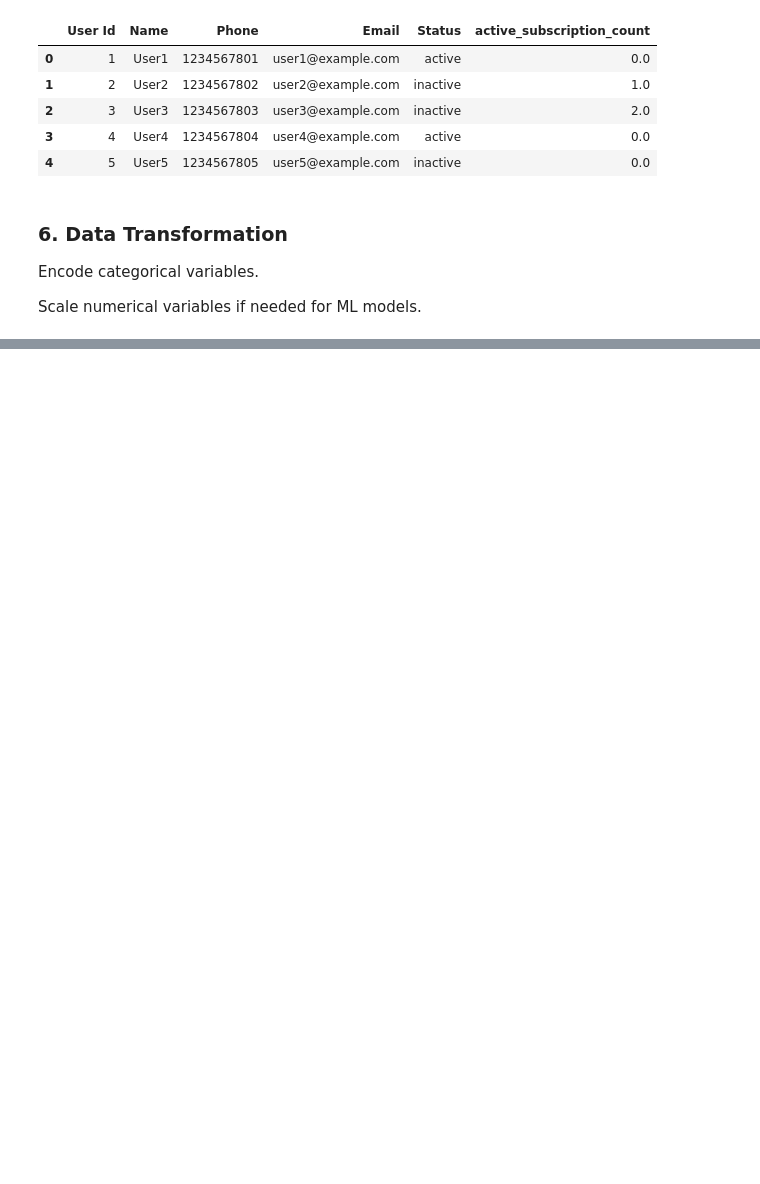
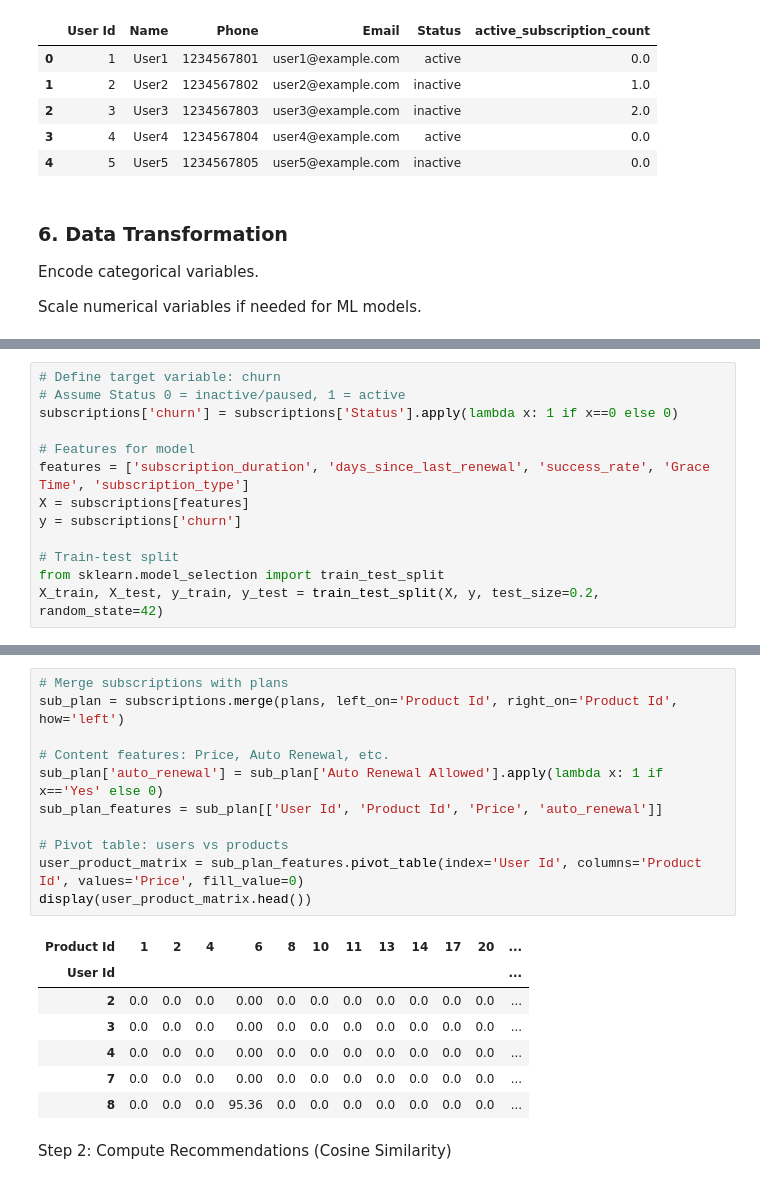
Before and after one commit to M-D-Nadeem/Lumen-Hackathon-Project, a Jupyter notebook: ml_recommendation/notebook.ipynb, the cells around one changed output, grey strips where cells are left out. Cells and saved outputs as stored; diff of their text form; blank space fills up the shorter version.

```diff
--- a/ml_recommendation/notebook.ipynb
+++ b/ml_recommendation/notebook.ipynb
@@ -214,0 +231,13 @@ display(subscriptions.head())
+# %%
+# Define target variable: churn
+# Assume Status 0 = inactive/paused, 1 = active
+subscriptions['churn'] = subscriptions['Status'].apply(lambda x: 1 if x==0 else 0)
+
+# Features for model
+features = ['subscription_duration', 'days_since_last_renewal', 'success_rate', 'Grace Time', 'subscription_type']
+X = subscriptions[features]
+y = subscriptions['churn']
+
+# Train-test split
+from sklearn.model_selection import train_test_split
+X_train, X_test, y_train, y_test = train_test_split(X, y, test_size=0.2, random_state=42)
@@ -214,0 +279,21 @@ display(subscriptions.head())
+# %%
+# Merge subscriptions with plans
+sub_plan = subscriptions.merge(plans, left_on='Product Id', right_on='Product Id', how='left')
+
+# Content features: Price, Auto Renewal, etc.
+sub_plan['auto_renewal'] = sub_plan['Auto Renewal Allowed'].apply(lambda x: 1 if x=='Yes' else 0)
+sub_plan_features = sub_plan[['User Id', 'Product Id', 'Price', 'auto_renewal']]
+
+# Pivot table: users vs products
+user_product_matrix = sub_plan_features.pivot_table(index='User Id', columns='Product Id', values='Price', fill_value=0)
+display(user_product_matrix.head())
+# %% [output]
+| Product Id | 1 | 2 | 4 | 6 | 8 | 10 | 11 | 13 | 14 | 17 | 20 | ... |
+| User Id |  |  |  |  |  |  |  |  |  |  |  | ... |
+| 2 | 0.0 | 0.0 | 0.0 | 0.00 | 0.0 | 0.0 | 0.0 | 0.0 | 0.0 | 0.0 | 0.0 | ... |
+| 3 | 0.0 | 0.0 | 0.0 | 0.00 | 0.0 | 0.0 | 0.0 | 0.0 | 0.0 | 0.0 | 0.0 | ... |
+| 4 | 0.0 | 0.0 | 0.0 | 0.00 | 0.0 | 0.0 | 0.0 | 0.0 | 0.0 | 0.0 | 0.0 | ... |
+| 7 | 0.0 | 0.0 | 0.0 | 0.00 | 0.0 | 0.0 | 0.0 | 0.0 | 0.0 | 0.0 | 0.0 | ... |
+| 8 | 0.0 | 0.0 | 0.0 | 95.36 | 0.0 | 0.0 | 0.0 | 0.0 | 0.0 | 0.0 | 0.0 | ... |
+# %% [markdown]
+Step 2: Compute Recommendations (Cosine Similarity)
```
Also changed, not shown: parts of 9 cells of this notebook, 1 other file.
